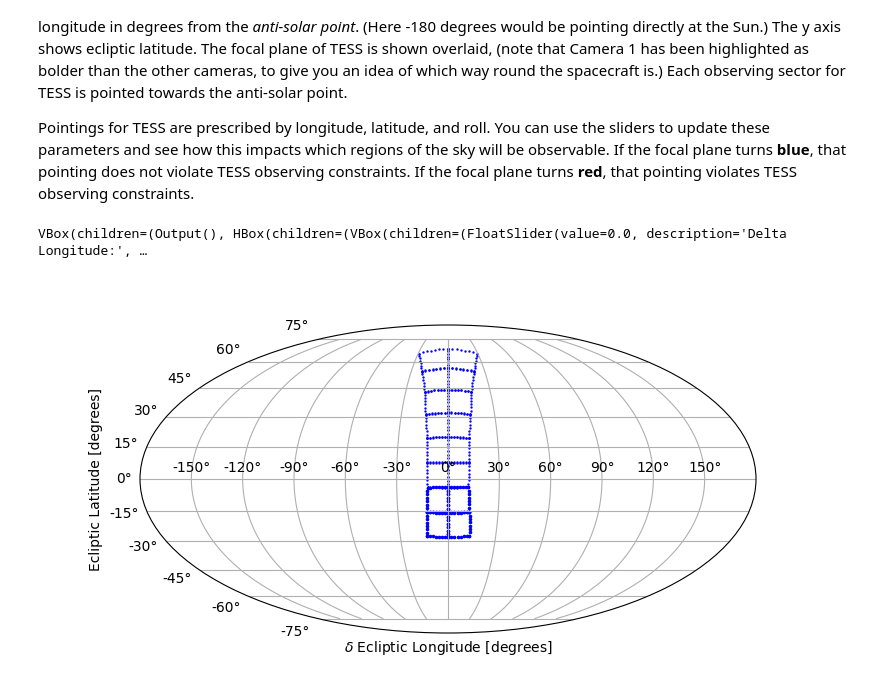
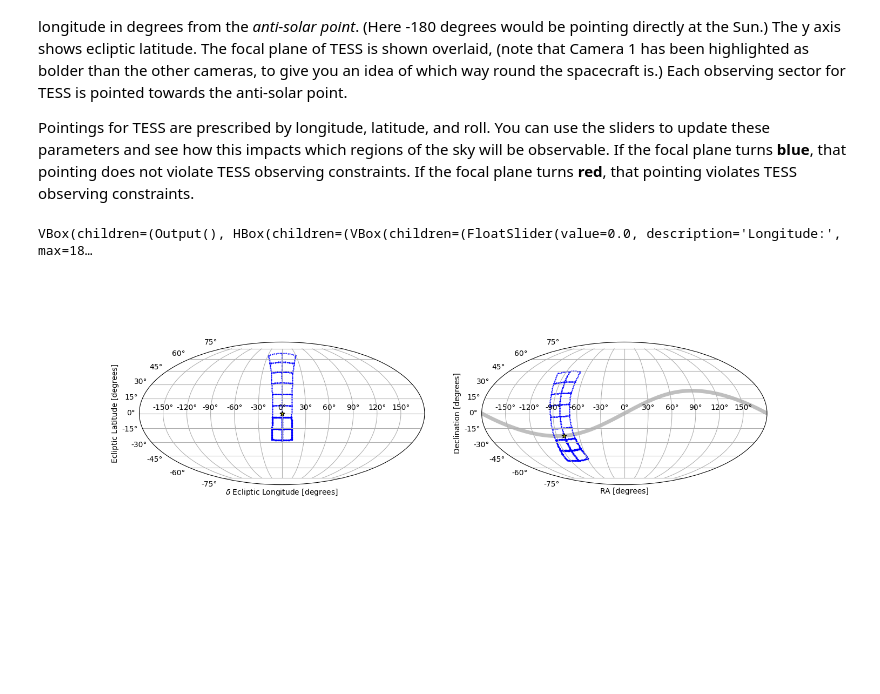
Before and after one commit to christinahedges/tess-pointing-checker-heroku, a Jupyter notebook: notebooks/widget.ipynb, the cells around one changed output. Drawn from its saved outputs; the diff is of its cells as text; code cells hidden in the pictures; blank space fills up the shorter version.

Commit message:
update widget

```diff
--- a/notebooks/widget.ipynb
+++ b/notebooks/widget.ipynb
@@ -11,7 +11,15 @@ from IPython.display import display
 from tesswcs import WCS
 from tesswcs.utils import footprint
 import astropy.units as u
+from astropy.coordinates import SkyCoord
 import pickle
+
+from astropy.coordinates import get_sun
+from astropy.time import Time
+
+ecliptic_plane = SkyCoord(np.arange(0, 360, 1), np.arange(0, 360, 1)*0, unit='deg', frame='geocentricmeanecliptic').transform_to('icrs')
+s = np.argsort(ecliptic_plane.ra.wrap_at(180 * u.deg).rad)
+ecliptic_plane = ecliptic_plane[s]
 # %%
 r = pickle.load(open('allowable_pointings_grid.p', 'rb'))
 # %% [markdown]
@@ -26,21 +34,41 @@ x = np.linspace(0, 10, 100)
 y = np.sin(x)
 
 # Create the figure and axis
-fig = plt.figure(figsize=(8, 4))
+fig = plt.figure(figsize=(15, 5))
 fig.canvas.toolbar_visible = False
 fig.canvas.header_visible = False
 fig.canvas.footer_visible = False
 fig.canvas.resizable = False
 
+
 fp = footprint(npoints=8).T
 
-ax = plt.subplot(111, projection="mollweide")
+ax = plt.subplot(121, projection="mollweide")
+ax2 = plt.subplot(122, projection="mollweide")
+
+output_log = widgets.Output()
+
 def get_color(dlong=0, decl=20, roll=0):
     k = r[:, 2] == roll
     if (np.isclose(dlong, r[:, 0][k]).any()) & (np.isclose(decl, r[:, 1][k]).any()):
         return 'blue'
     else:
         return 'red'
+
+def get_sun_position():
+    t = Time.strptime(f"{month_dropdown.value:02}-2025", '%m-%Y')
+    sun = get_sun(t).transform_to('geocentricmeanecliptic')
+    return sun
+
+# Create dropdown for months
+month_dropdown = widgets.Dropdown(
+    options=[('January', 1), ('February', 2), ('March', 3), ('April', 4), ('May', 5), ('June', 6),
+             ('July', 7), ('August', 8), ('September', 9), ('October', 10), ('November', 11), ('December', 12)],
+    description='Month:',
+    disabled=False,
+    value=7,
+)
+
 
 def plot(dlong=0, decl=20, roll=0):
     ax.clear()  # Clear the previous plot
@@ -49,58 +77,75 @@ def plot(dlong=0, decl=20, roll=0):
         xlabel="$\delta$ Ecliptic Longitude [degrees]",
         ylabel="Ecliptic Latitude [degrees]",
     )
+
+
+    ax2.clear()  # Clear the previous plot
+    ax2.grid(True)
+    ax2.set(
+        xlabel="RA [degrees]",
+        ylabel="Declination [degrees]",
+    )
+    ax2.plot(ecliptic_plane.ra.wrap_at(180 * u.deg).rad, ecliptic_plane.dec.rad, color='grey', zorder=-10, alpha=0.5, lw=5)
+    sun = get_sun_position()
+    antisun = SkyCoord(lon=sun.lon.deg - 180, lat=sun.lat.deg, unit='deg', frame='geocentricmeanecliptic')
+    antisun_radec = antisun.transform_to('icrs')
+    ax2.scatter(antisun_radec.ra.wrap_at(180 * u.deg).rad, antisun_radec.dec.rad, s=40, marker='*', color='yellow', zorder=10, edgecolor='k')
+    ax.scatter(0, 0, s=40, marker='*', color='yellow', zorder=10, edgecolor='k')
     color = get_color(dlong, decl, roll)
     for camera in np.arange(1, 5):
         for ccd in np.arange(1, 5):
             wcs = WCS.predict(dlong, decl, roll, camera=camera, ccd=ccd)
             c = wcs.pixel_to_world(*fp)
+            c = SkyCoord(lon=c.ra.deg, lat=c.dec.deg, unit='deg', frame='geocentricmeanecliptic')
+            d = SkyCoord(lon=c.lon.deg + sun.lon.deg - 180, lat=c.lat.deg, unit='deg', frame='geocentricmeanecliptic')
+            d = d.transform_to('icrs')
             if camera != 1:
-                ax.scatter(c.ra.wrap_at(180 * u.deg).rad, c.dec.rad, c=color, s=0.5)
+                ax.scatter(c.lon.wrap_at(180 * u.deg).rad, c.lat.rad, c=color, s=0.5)
+                ax2.scatter(d.ra.wrap_at(180 * u.deg).rad, d.dec.rad, c=color, s=0.5)
             else:
-                ax.scatter(c.ra.wrap_at(180 * u.deg).rad, c.dec.rad, c=color, s=2.5)
+                ax.scatter(c.lon.wrap_at(180 * u.deg).rad, c.lat.rad, c=color, s=2.5)
+                ax2.scatter(d.ra.wrap_at(180 * u.deg).rad, d.dec.rad, c=color, s=2.5)
 
     fig.canvas.draw_idle()
 
 plot()
 # Create a slider
-slider1 = widgets.FloatSlider(value=0, min=-180, max=180, step=1, description='Delta Longitude:')
+slider1 = widgets.FloatSlider(value=0, min=-180, max=180, step=1, description='Longitude:')
 slider2 = widgets.FloatSlider(value=20, min=-90, max=90, step=1, description='Latitude:')
 slider3 = widgets.FloatSlider(value=0, min=-180, max=180, step=10, description='Roll:')
 
-# Update function
-def update_plot(change):
-    return
 
 # Update function
 def update_plot(change):
     plot(slider1.value, slider2.value, slider3.value)
 
 # Link the sliders to the update function
 slider1.observe(update_plot, names='value')
 slider2.observe(update_plot, names='value')
 slider3.observe(update_plot, names='value')
+month_dropdown.observe(update_plot, names='value')
 
 # Reset function
 def reset_parameters(b):
     slider1.value = 0
     slider2.value = 20
     slider3.value = 0
 
 
 # Create an Output widget to hold the figure
 output = Output()
 
 # Create a reset button
 reset_button = widgets.Button(description='Reset')
 reset_button.on_click(reset_parameters)
 
 # with output:
 #     display(fig)
 
 
 # Arrange the plot and slider in a layout
-ui = VBox([output, HBox([VBox([slider1, slider2, slider3]), reset_button])])
+ui = VBox([output, HBox([VBox([slider1, slider2, slider3, reset_button]), VBox([month_dropdown])]), output_log])
 display(ui)
 # %% [output]
-VBox(children=(Output(), HBox(children=(VBox(children=(FloatSlider(value=0.0, description='Delta Longitude:', …
+VBox(children=(Output(), HBox(children=(VBox(children=(FloatSlider(value=0.0, description='Longitude:', max=18…
-[figure, old version]
+[figure, new version]
```
